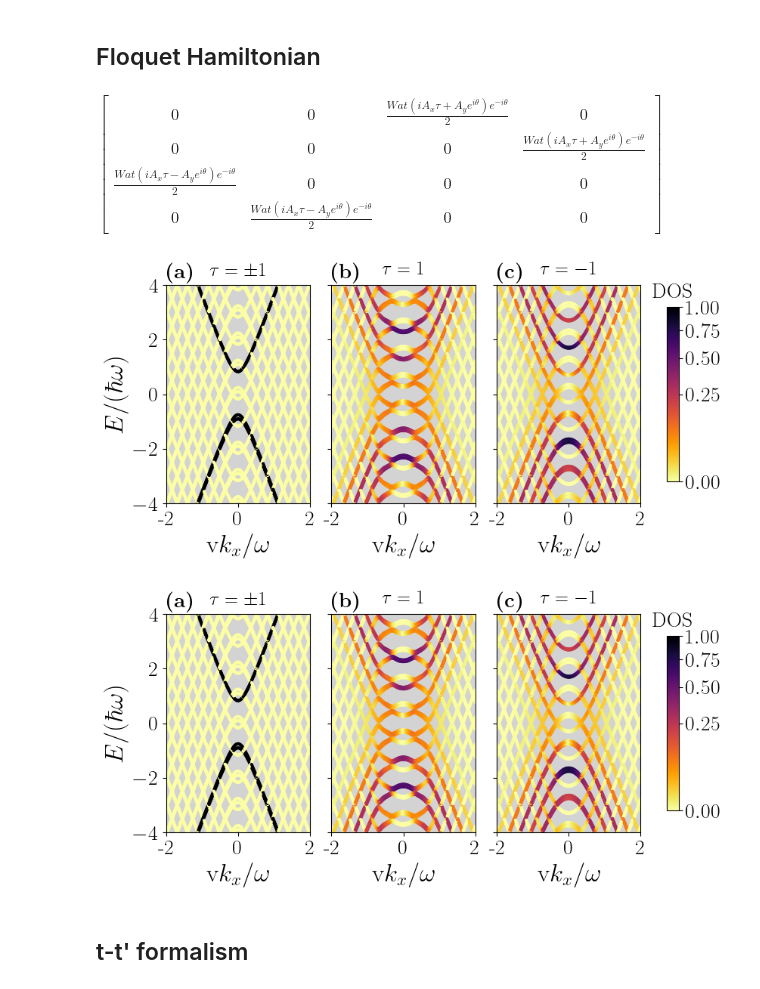
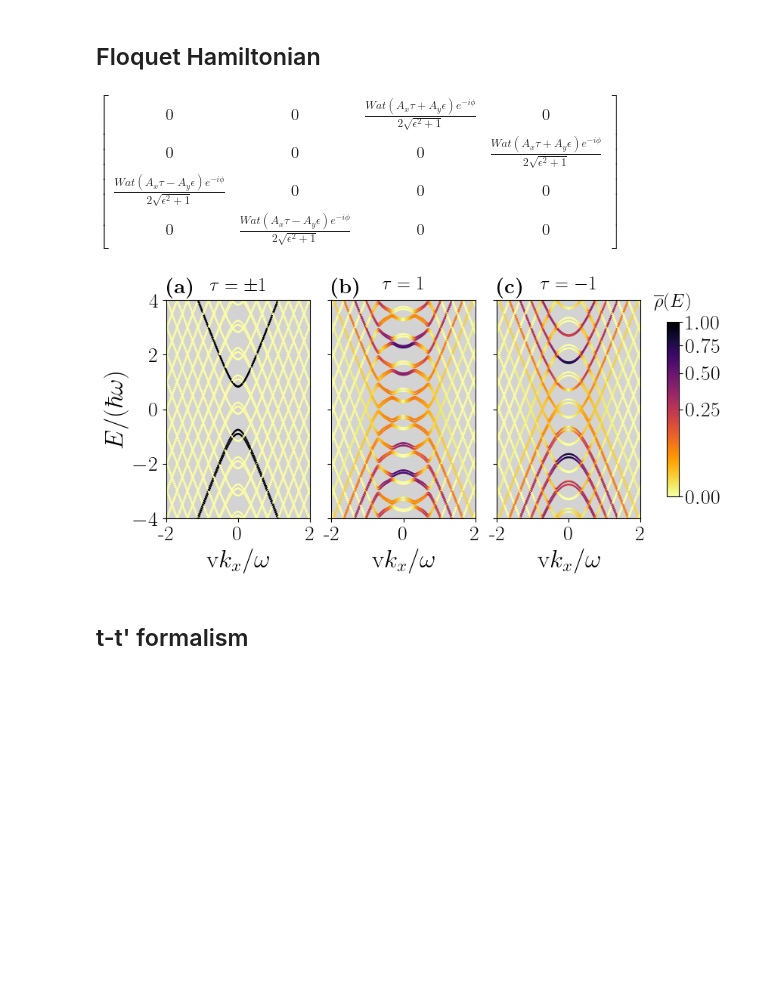
Before and after one commit to yurikobd/Floquet_TMD_ttp, a Jupyter notebook: Paper_TMDs.ipynb, the cells around one changed output. Saved outputs shown, nothing was run; the diff lists cells and outputs as text; code cells hidden in the pictures; blank space fills up the shorter version.

```diff
--- a/Paper_TMDs.ipynb
+++ b/Paper_TMDs.ipynb
@@ -31,7 +31,7 @@ from sympy.physics.quantum import TensorProduct as TP
 ### TMDs Hamiltonian Parameters:
 
 parameters_TMDs={'a':3.193,'Delta':1.66,'t':1.10,'Lambda':0.15/2,'tau':1,'W':1}
-parameters_Polarization={'theta':np.pi/2}
+parameters_Polarization={'phi':0,'epsilon':1, 'chi':np.pi/4}
 pTMDs = SimpleNamespace(**parameters_TMDs, **parameters_Polarization)
 # %%
 ## Schematic plot of the bands:
@@ -91,19 +91,19 @@ plt.close()
 # %% [markdown]
 ## Floquet Hamiltonian
 # %%
-ham_symbols = sp.symbols("a Delta t Lambda tau theta W", real=True)
+ham_symbols = sp.symbols("a Delta t Lambda tau phi chi epsilon W", real=True)
 ham_dict = {str(b): b for b in ham_symbols}
 locals().update( ham_dict)
 
 hTMDs = Hamiltonian(
     h0_k = (a*t*(tau*k_x*(TP(sx,s0))+k_y*TP(sy,s0))+Delta/2*TP(sz,s0)-Lambda*tau/2*(TP(sz,sz)-TP(s0,sz)))* W,
-    Axt=A_x * sp.sin(2 * sp.pi / T_p * t_sp+ theta),
-    Ayt=A_y * sp.sin(2 * sp.pi / T_p * t_sp),
+    Axt=A_x * sp.cos(2 * sp.pi / T_p * t_sp + phi)/(sp.sqrt(1+epsilon**2)),
+    Ayt=A_y * sp.sin(2 * sp.pi / T_p * t_sp + phi)*epsilon/(sp.sqrt(1+epsilon**2)),
     ham_symbols=ham_symbols)
 
 par_var = {'k_x': None, 'k_y': None, 'A_x': None, 'A_y': None}
-par_fix = {'a' : pTMDs.a, 't': pTMDs.t, 'tau': pTMDs.tau, 'Lambda': pTMDs.Lambda,'Delta': pTMDs.Delta,'theta': pTMDs.theta,'W':pTMDs.W}
-par_fix_b = {'a' : pTMDs.a, 't': pTMDs.t, 'tau': -pTMDs.tau, 'Lambda': pTMDs.Lambda,'Delta': pTMDs.Delta,'theta': pTMDs.theta,'W':pTMDs.W}
+par_fix = {'a' : pTMDs.a, 't': pTMDs.t, 'tau': pTMDs.tau, 'Lambda': pTMDs.Lambda,'Delta':  pTMDs.Delta, 'phi':pTMDs.phi,'chi':pTMDs.chi,'epsilon':pTMDs.epsilon,'W':pTMDs.W}
+par_fix_b = {'a' : pTMDs.a, 't': pTMDs.t, 'tau': -pTMDs.tau, 'Lambda': pTMDs.Lambda,'Delta': pTMDs.Delta, 'phi':pTMDs.phi,'chi':pTMDs.chi,'epsilon':pTMDs.epsilon,'W':pTMDs.W}
 
 hTMDsFF = Hamiltonian_FloquetFourier(hTMDs ,par_var, par_fix =  par_fix,  N = 10)
 hTMDsFF_b = Hamiltonian_FloquetFourier(hTMDs ,par_var, par_fix =  par_fix_b,  N = 10)
@@ -113,44 +113,43 @@ from sympy.interactive import printing
 
 Math('{}'.format(printing.default_latex(hTMDs.fourier_elements(1))))
 # %% [output]
-$\displaystyle \left[\begin{matrix}0 & 0 & \frac{W a t \left(i A_{x} \tau + A_{y} e^{i \theta}\right) e^{- i \theta}}{2} & 0\\0 & 0 & 0 & \frac{W a t \left(i A_{x} \tau + A_{y} e^{i \theta}\right) e^{- i \theta}}{2}\\\frac{W a t \left(i A_{x} \tau - A_{y} e^{i \theta}\right) e^{- i \theta}}{2} & 0 & 0 & 0\\0 & \frac{W a t \left(i A_{x} \tau - A_{y} e^{i \theta}\right) e^{- i \theta}}{2} & 0 & 0\end{matrix}\right]$
+$\displaystyle \left[\begin{matrix}0 & 0 & \frac{W a t \left(A_{x} \tau + A_{y} \epsilon\right) e^{- i \phi}}{2 \sqrt{\epsilon^{2} + 1}} & 0\\0 & 0 & 0 & \frac{W a t \left(A_{x} \tau + A_{y} \epsilon\right) e^{- i \phi}}{2 \sqrt{\epsilon^{2} + 1}}\\\frac{W a t \left(A_{x} \tau - A_{y} \epsilon\right) e^{- i \phi}}{2 \sqrt{\epsilon^{2} + 1}} & 0 & 0 & 0\\0 & \frac{W a t \left(A_{x} \tau - A_{y} \epsilon\right) e^{- i \phi}}{2 \sqrt{\epsilon^{2} + 1}} & 0 & 0\end{matrix}\right]$
 # %%
 momentax = np.linspace(-2, 2, 201)
 fig, axs = plt.subplots(1, 3, figsize=(12 * 0.75, 5*0.75), sharey=True, sharex=True)
 plt.subplots_adjust(wspace=0.15)
 
-Aval = 0.5
+Aval = 0.5 * np.sqrt(2)
 
 par = {'k_y': 0., 'A_x': 0.001, 'A_y': 0.001}
 obs = ObservablesFF(hTMDsFF, 'k_x', momentax, params=par)
 out = obs.timeAveragedDOS(ax=axs[0], Nmax=10, cbar=False, fig=fig, axs=axs)
 axs[0].set_title(r'$\tau=\pm 1$', fontsize=18, pad=10)
 
 # τ = 1
 par = {'k_y': 0., 'A_x': Aval, 'A_y': Aval}
 obs = ObservablesFF(hTMDsFF, 'k_x', momentax, params=par)
 out = obs.timeAveragedDOS(ax=axs[1], Nmax=10, cbar=False, fig=fig, axs=axs)
 axs[1].set_title(r'$\tau = 1$', fontsize=18, pad=10)
 axs[1].set(ylabel=None)
 
 # τ = -1
 par = {'k_y': 0., 'A_x': Aval, 'A_y': Aval}
 obs = ObservablesFF(hTMDsFF_b, 'k_x', momentax, params=par)
 out = obs.timeAveragedDOS(ax=axs[2], Nmax=10, cbar=True, fig=fig, axs=axs, pad=0.05)
 axs[2].set_title(r'$\tau = -1$', fontsize=18, pad=10)
 axs[2].set(ylabel=None)
 
 axs[0].set(ylabel=r'$E/(\hbar \omega)$', ylim=(-4, 4), xlim=(-2, 2))
 for ax in axs:
     ax.set(xlabel=r'$\mathrm{v}k_x/\omega$')
     ax.set(xticks=[-2, 0, 2], xticklabels=[-2, 0, 2])
 
 createletters(axs, coord=[0., 1.03])
 
 fig
 # %% [output]
-[figure, old version]
+[figure, new version]
-[figure, removed]
 # %% [markdown]
 ## t-t' formalism
 # %%
```
Also changed, not shown: parts of 15 cells of this notebook.
